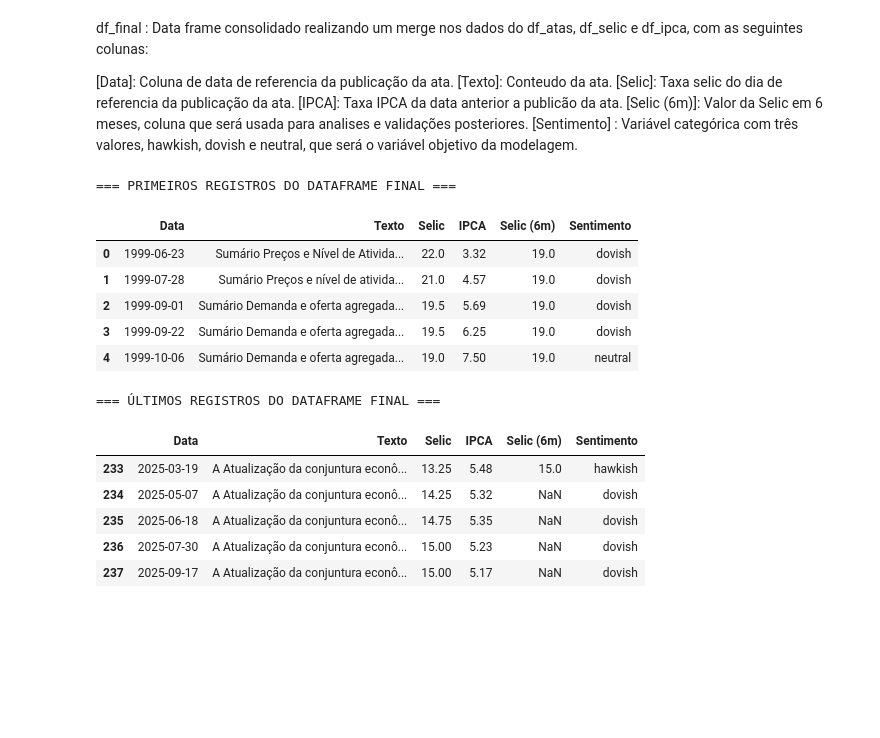
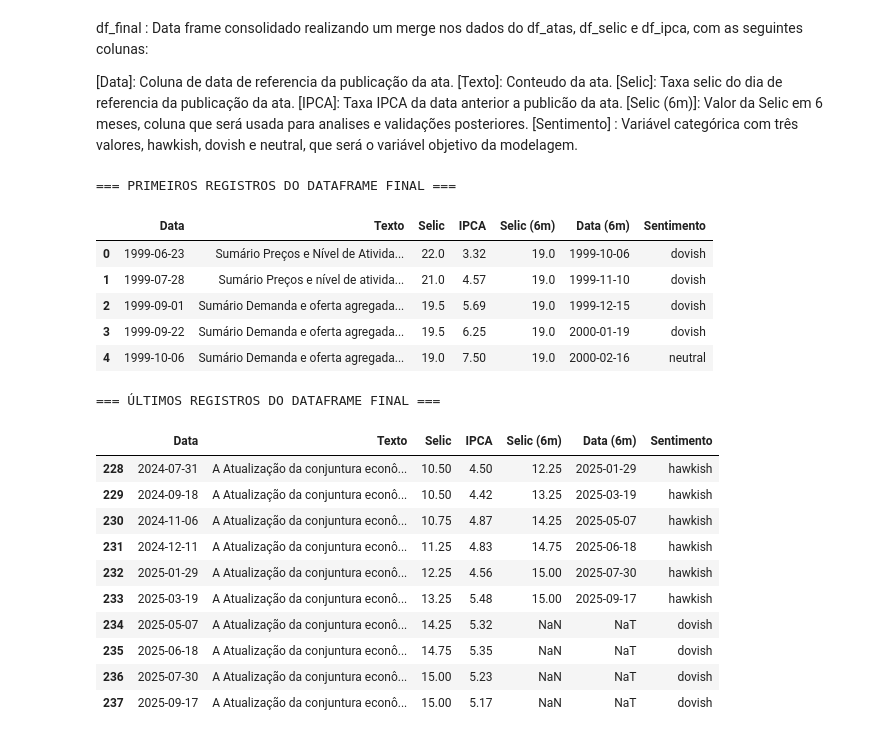
Before and after one commit to guilhermersduarte/Projeto-Aplicado2-Grupo19, a Jupyter notebook: Notebooks/analise_exploratoria_ata.ipynb, the cells around one changed output. Cells and saved outputs as stored; diff of their text form; code cells hidden in the pictures; blank space fills up the shorter version.

```diff
--- a/Notebooks/analise_exploratoria_ata.ipynb
+++ b/Notebooks/analise_exploratoria_ata.ipynb
@@ -709,6 +709,7 @@ df_final['IPCA'] = df_final['Data'].apply(buscar_ipca_anterior)
 #Buscar taxa de 6 meses nos registros posteriores ao atual
 n = 4 # 4 reuniões são 180 dias
 df_final['Selic (6m)'] = df_final['Selic'].shift(-n)
+df_final['Data (6m)'] = df_final['Data'].shift(-n)
 
 # Verificar resultados
 print("\n=== ESTATÍSTICAS DO DATAFRAME FINAL ===")
@@ -791,23 +796,28 @@ print("\n=== PRIMEIROS REGISTROS DO DATAFRAME FINAL ===")
 df_final.head()
 # %% [output]
 === PRIMEIROS REGISTROS DO DATAFRAME FINAL ===
-|  | Data | Texto | Selic | IPCA | Selic (6m) | Sentimento |
-| 0 | 1999-06-23 | Sumário Preços e Nível de Ativida... | 22.0 | 3.32 | 19.0 | dovish |
-| 1 | 1999-07-28 | Sumário Preços e nível de ativida... | 21.0 | 4.57 | 19.0 | dovish |
-| 2 | 1999-09-01 | Sumário Demanda e oferta agregada... | 19.5 | 5.69 | 19.0 | dovish |
-| 3 | 1999-09-22 | Sumário Demanda e oferta agregada... | 19.5 | 6.25 | 19.0 | dovish |
-| 4 | 1999-10-06 | Sumário Demanda e oferta agregada... | 19.0 | 7.50 | 19.0 | neutral |
+|  | Data | Texto | Selic | IPCA | Selic (6m) | Data (6m) | Sentimento |
+| 0 | 1999-06-23 | Sumário Preços e Nível de Ativida... | 22.0 | 3.32 | 19.0 | 1999-10-06 | dovish |
+| 1 | 1999-07-28 | Sumário Preços e nível de ativida... | 21.0 | 4.57 | 19.0 | 1999-11-10 | dovish |
+| 2 | 1999-09-01 | Sumário Demanda e oferta agregada... | 19.5 | 5.69 | 19.0 | 1999-12-15 | dovish |
+| 3 | 1999-09-22 | Sumário Demanda e oferta agregada... | 19.5 | 6.25 | 19.0 | 2000-01-19 | dovish |
+| 4 | 1999-10-06 | Sumário Demanda e oferta agregada... | 19.0 | 7.50 | 19.0 | 2000-02-16 | neutral |
 # %%
 print("\n=== ÚLTIMOS REGISTROS DO DATAFRAME FINAL ===")
-df_final.tail()
+df_final.tail(10)
 # %% [output]
 === ÚLTIMOS REGISTROS DO DATAFRAME FINAL ===
-|  | Data | Texto | Selic | IPCA | Selic (6m) | Sentimento |
-| 233 | 2025-03-19 | A Atualização da conjuntura econô... | 13.25 | 5.48 | 15.0 | hawkish |
-| 234 | 2025-05-07 | A Atualização da conjuntura econô... | 14.25 | 5.32 | NaN | dovish |
-| 235 | 2025-06-18 | A Atualização da conjuntura econô... | 14.75 | 5.35 | NaN | dovish |
-| 236 | 2025-07-30 | A Atualização da conjuntura econô... | 15.00 | 5.23 | NaN | dovish |
-| 237 | 2025-09-17 | A Atualização da conjuntura econô... | 15.00 | 5.17 | NaN | dovish |
+|  | Data | Texto | Selic | IPCA | Selic (6m) | Data (6m) | Sentimento |
+| 228 | 2024-07-31 | A Atualização da conjuntura econô... | 10.50 | 4.50 | 12.25 | 2025-01-29 | hawkish |
+| 229 | 2024-09-18 | A Atualização da conjuntura econô... | 10.50 | 4.42 | 13.25 | 2025-03-19 | hawkish |
+| 230 | 2024-11-06 | A Atualização da conjuntura econô... | 10.75 | 4.87 | 14.25 | 2025-05-07 | hawkish |
+| 231 | 2024-12-11 | A Atualização da conjuntura econô... | 11.25 | 4.83 | 14.75 | 2025-06-18 | hawkish |
+| 232 | 2025-01-29 | A Atualização da conjuntura econô... | 12.25 | 4.56 | 15.00 | 2025-07-30 | hawkish |
+| 233 | 2025-03-19 | A Atualização da conjuntura econô... | 13.25 | 5.48 | 15.00 | 2025-09-17 | hawkish |
+| 234 | 2025-05-07 | A Atualização da conjuntura econô... | 14.25 | 5.32 | NaN | NaT | dovish |
+| 235 | 2025-06-18 | A Atualização da conjuntura econô... | 14.75 | 5.35 | NaN | NaT | dovish |
+| 236 | 2025-07-30 | A Atualização da conjuntura econô... | 15.00 | 5.23 | NaN | NaT | dovish |
+| 237 | 2025-09-17 | A Atualização da conjuntura econô... | 15.00 | 5.17 | NaN | NaT | dovish |
 # %%
 #Salvando dados para uso posterior, em picke pois exitem caracters no texto que conflitam com o formato csv.
 
```
Also changed, not shown: parts of 8 cells of this notebook, 8 other files.
